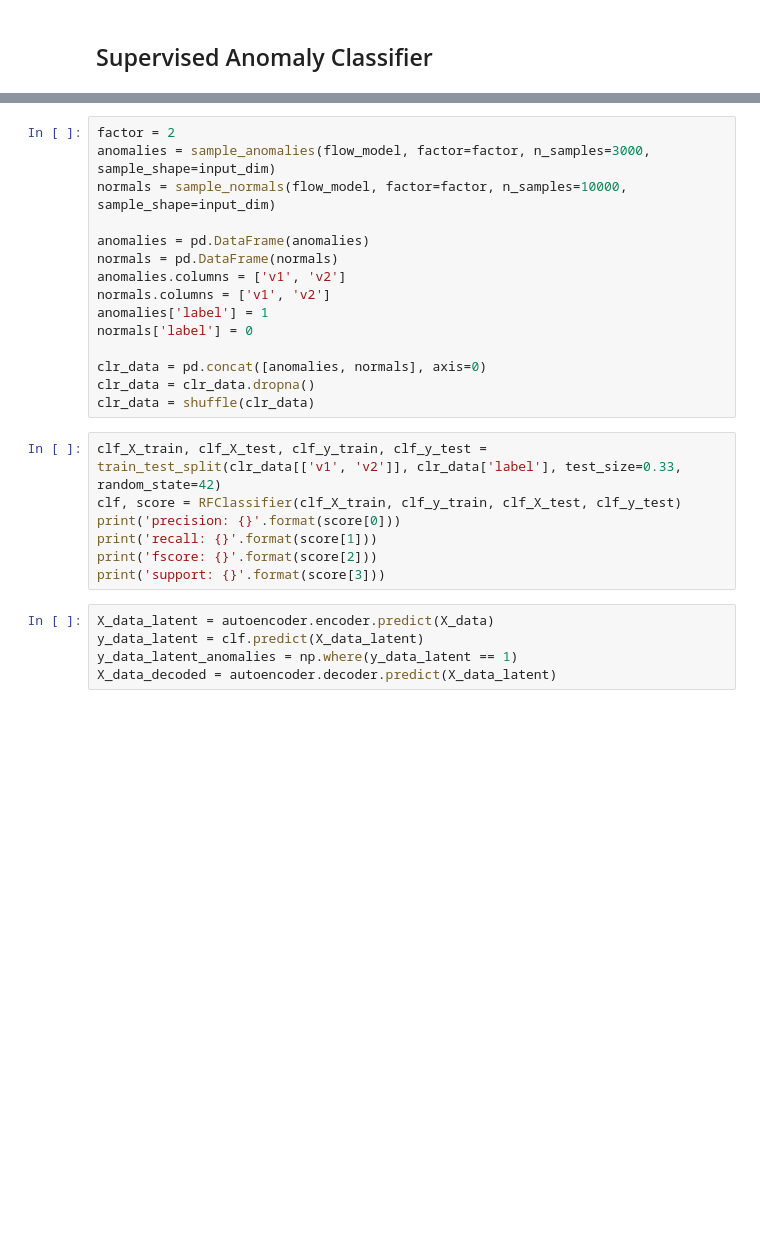
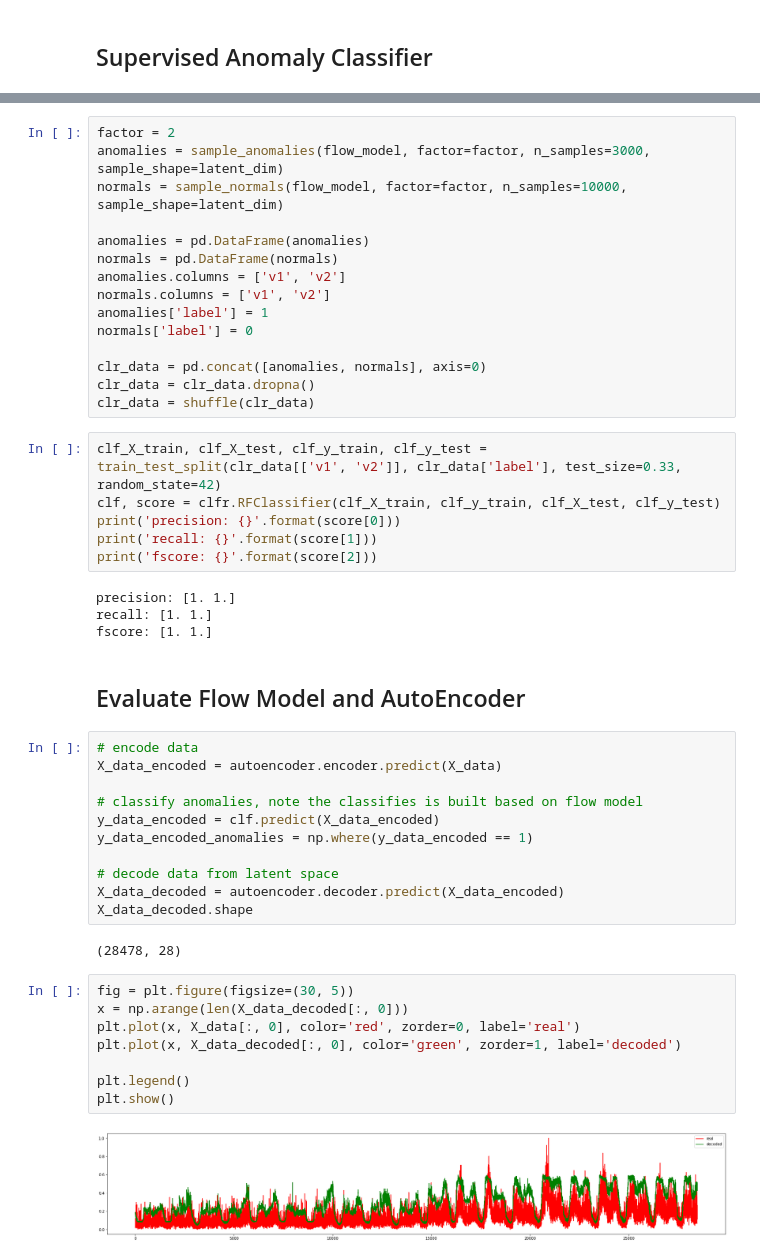
Before and after one commit to VUZhuangweiKang/VU-AD, a Jupyter notebook: normalizingflows/vuad.ipynb, the cells around one changed output, grey strips where cells are left out. Drawn from its saved outputs; the diff is of its cells as text; blank space fills up the shorter version.

```diff
--- a/normalizingflows/vuad.ipynb
+++ b/normalizingflows/vuad.ipynb
@@ -79,7 +104,7 @@ plot_contour_prob([flow_model], scale_fig=6)
 # %%
 factor = 2
-anomalies = sample_anomalies(flow_model, factor=factor, n_samples=3000, sample_shape=input_dim)
-normals = sample_normals(flow_model, factor=factor, n_samples=10000, sample_shape=input_dim)
+anomalies = sample_anomalies(flow_model, factor=factor, n_samples=3000, sample_shape=latent_dim)
+normals = sample_normals(flow_model, factor=factor, n_samples=10000, sample_shape=latent_dim)
 
 anomalies = pd.DataFrame(anomalies)
 normals = pd.DataFrame(normals)
@@ -93,14 +118,37 @@ clr_data = clr_data.dropna()
 clr_data = shuffle(clr_data)
 # %%
 clf_X_train, clf_X_test, clf_y_train, clf_y_test = train_test_split(clr_data[['v1', 'v2']], clr_data['label'], test_size=0.33, random_state=42)
-clf, score = RFClassifier(clf_X_train, clf_y_train, clf_X_test, clf_y_test)
+clf, score = clfr.RFClassifier(clf_X_train, clf_y_train, clf_X_test, clf_y_test)
 print('precision: {}'.format(score[0]))
 print('recall: {}'.format(score[1]))
 print('fscore: {}'.format(score[2]))
-print('support: {}'.format(score[3]))
+# %% [output]
+precision: [1. 1.]
+recall: [1. 1.]
+fscore: [1. 1.]
-# %%
-X_data_latent = autoencoder.encoder.predict(X_data)
-y_data_latent = clf.predict(X_data_latent)
-y_data_latent_anomalies = np.where(y_data_latent == 1)
-X_data_decoded = autoencoder.decoder.predict(X_data_latent)
+# %% [markdown]
+## Evaluate Flow Model and AutoEncoder
+# %%
+# encode data
+X_data_encoded = autoencoder.encoder.predict(X_data)
+
+# classify anomalies, note the classifies is built based on flow model
+y_data_encoded = clf.predict(X_data_encoded)
+y_data_encoded_anomalies = np.where(y_data_encoded == 1)
+
+# decode data from latent space
+X_data_decoded = autoencoder.decoder.predict(X_data_encoded)
+X_data_decoded.shape
+# %% [output]
+(28478, 28)
+# %%
+fig = plt.figure(figsize=(30, 5))
+x = np.arange(len(X_data_decoded[:, 0]))
+plt.plot(x, X_data[:, 0], color='red', zorder=0, label='real')
+plt.plot(x, X_data_decoded[:, 0], color='green', zorder=1, label='decoded')
+
+plt.legend()
+plt.show()
+# %% [output]
+[figure, added]
 # %%
```
Also changed, not shown: parts of 11 cells of this notebook, 5 other files.
